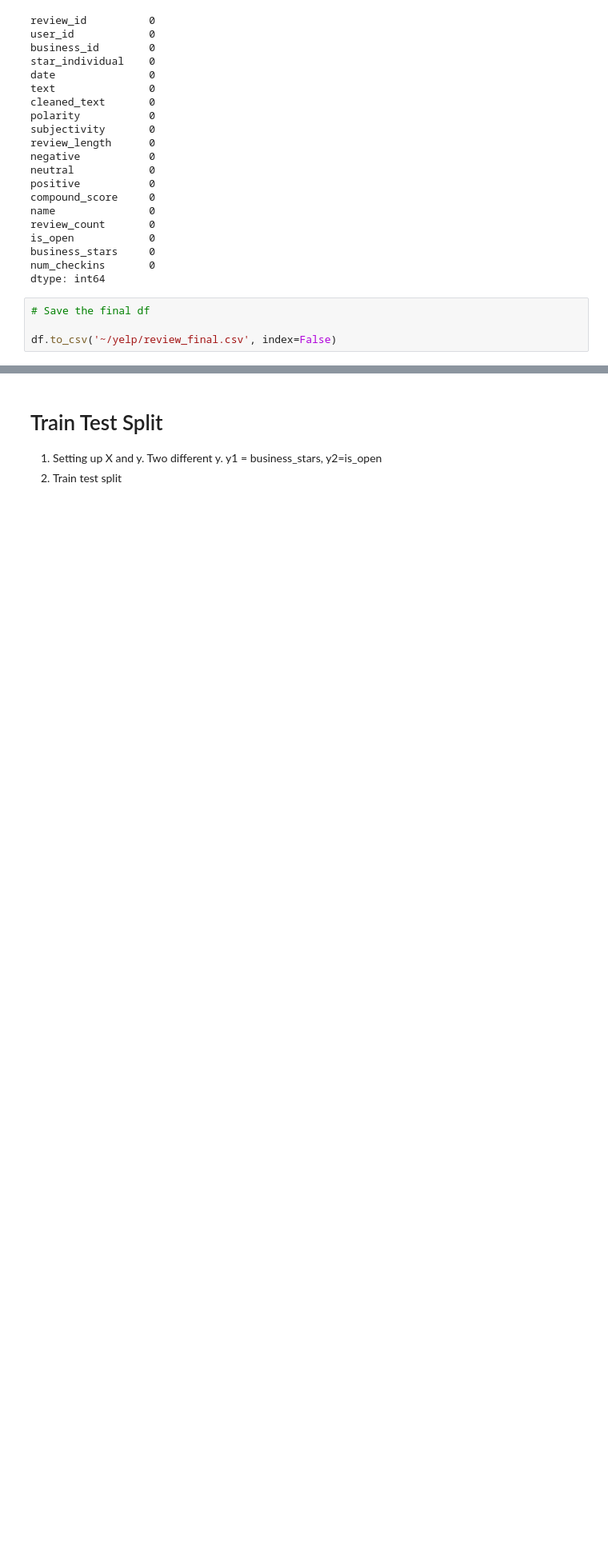
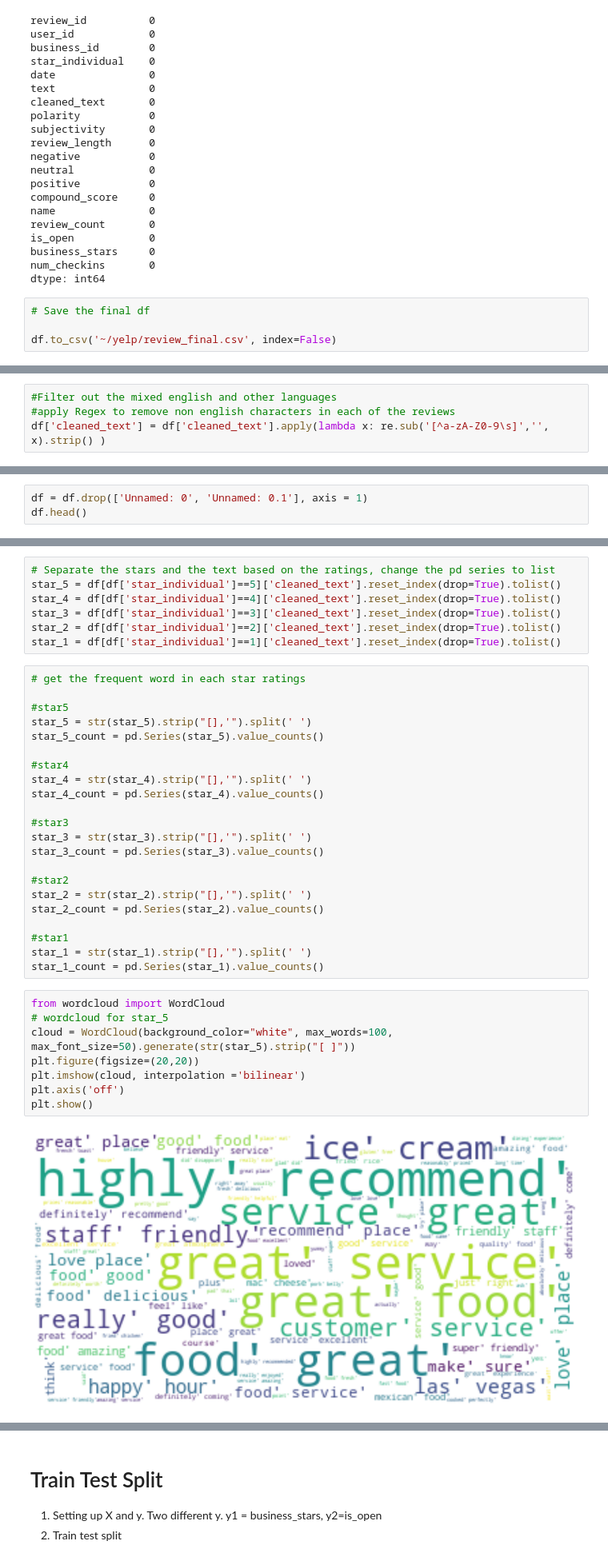
Before and after one commit to terrancexia/Yelp-Review-Sentiment-Analysis, a Jupyter notebook: Yelp Project.ipynb, the cells around one changed output, grey strips where cells are left out. Shown at 80% size. Cells and saved outputs as stored; diff of their text form; blank space fills up the shorter version.

```diff
--- a/Yelp Project.ipynb
+++ b/Yelp Project.ipynb
@@ -833,0 +867,4 @@ df.to_csv('~/yelp/review_final.csv', index=False)
+# %%
+#Filter out the mixed english and other languages
+#apply Regex to remove non english characters in each of the reviews
+df['cleaned_text'] = df['cleaned_text'].apply(lambda x: re.sub('[^a-zA-Z0-9\s]','', x).strip() )
@@ -833,0 +885,3 @@ df.to_csv('~/yelp/review_final.csv', index=False)
+# %%
+df = df.drop(['Unnamed: 0', 'Unnamed: 0.1'], axis = 1)
+df.head()
@@ -833,0 +902,39 @@ df.to_csv('~/yelp/review_final.csv', index=False)
+# %%
+# Separate the stars and the text based on the ratings, change the pd series to list
+star_5 = df[df['star_individual']==5]['cleaned_text'].reset_index(drop=True).tolist()
+star_4 = df[df['star_individual']==4]['cleaned_text'].reset_index(drop=True).tolist()
+star_3 = df[df['star_individual']==3]['cleaned_text'].reset_index(drop=True).tolist()
+star_2 = df[df['star_individual']==2]['cleaned_text'].reset_index(drop=True).tolist()
+star_1 = df[df['star_individual']==1]['cleaned_text'].reset_index(drop=True).tolist()
+# %%
+# get the frequent word in each star ratings
+
+#star5
+star_5 = str(star_5).strip("[],'").split(' ')
+star_5_count = pd.Series(star_5).value_counts()
+
+#star4
+star_4 = str(star_4).strip("[],'").split(' ')
+star_4_count = pd.Series(star_4).value_counts()
+
+#star3
+star_3 = str(star_3).strip("[],'").split(' ')
+star_3_count = pd.Series(star_3).value_counts()
+
+#star2
+star_2 = str(star_2).strip("[],'").split(' ')
+star_2_count = pd.Series(star_2).value_counts()
+
+#star1
+star_1 = str(star_1).strip("[],'").split(' ')
+star_1_count = pd.Series(star_1).value_counts()
+# %%
+from wordcloud import WordCloud
+# wordcloud for star_5
+cloud = WordCloud(background_color="white", max_words=100, max_font_size=50).generate(str(star_5).strip("[ ]"))
+plt.figure(figsize=(20,20))
+plt.imshow(cloud, interpolation ='bilinear')
+plt.axis('off')
+plt.show()
+# %% [output]
+[figure, added]
```
Also changed, not shown: parts of 49 cells of this notebook.
